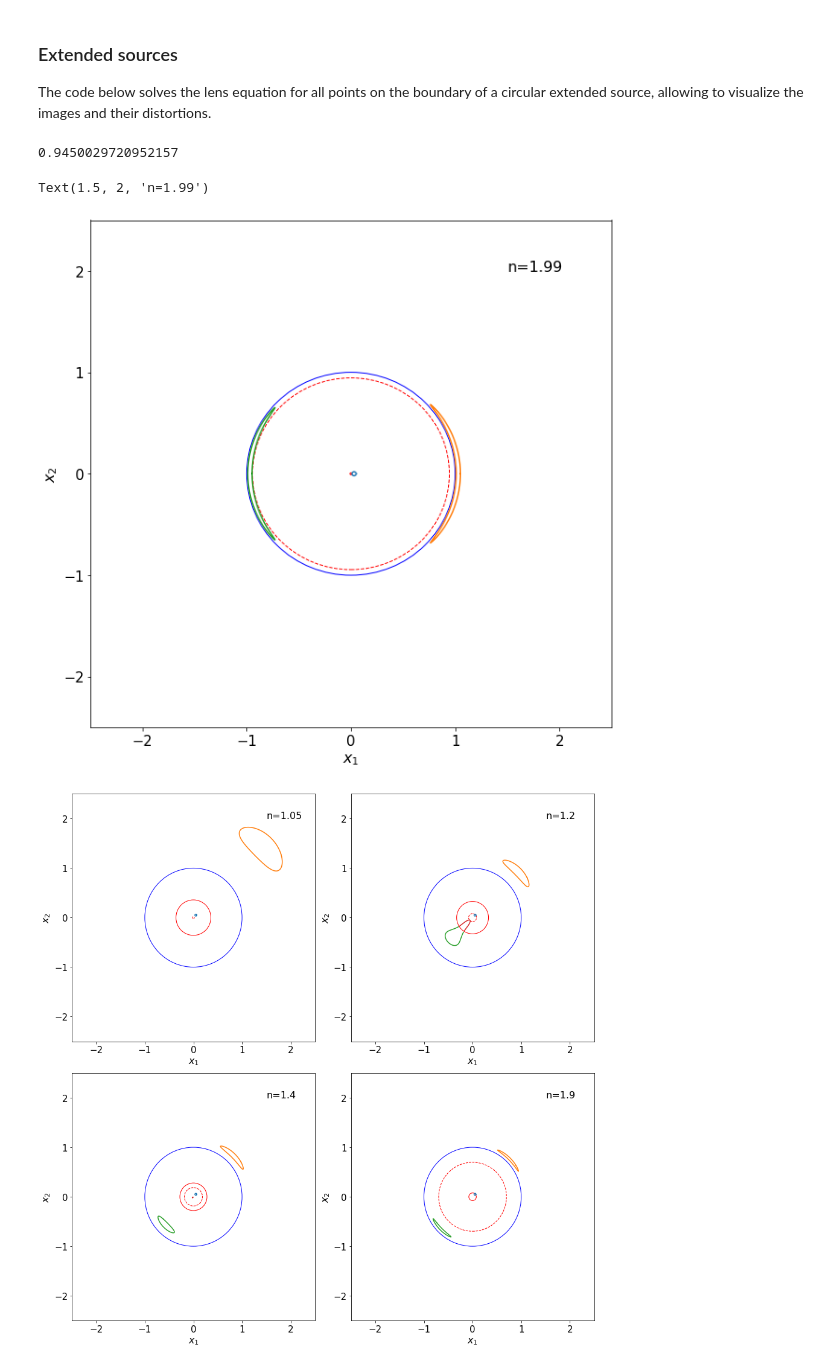
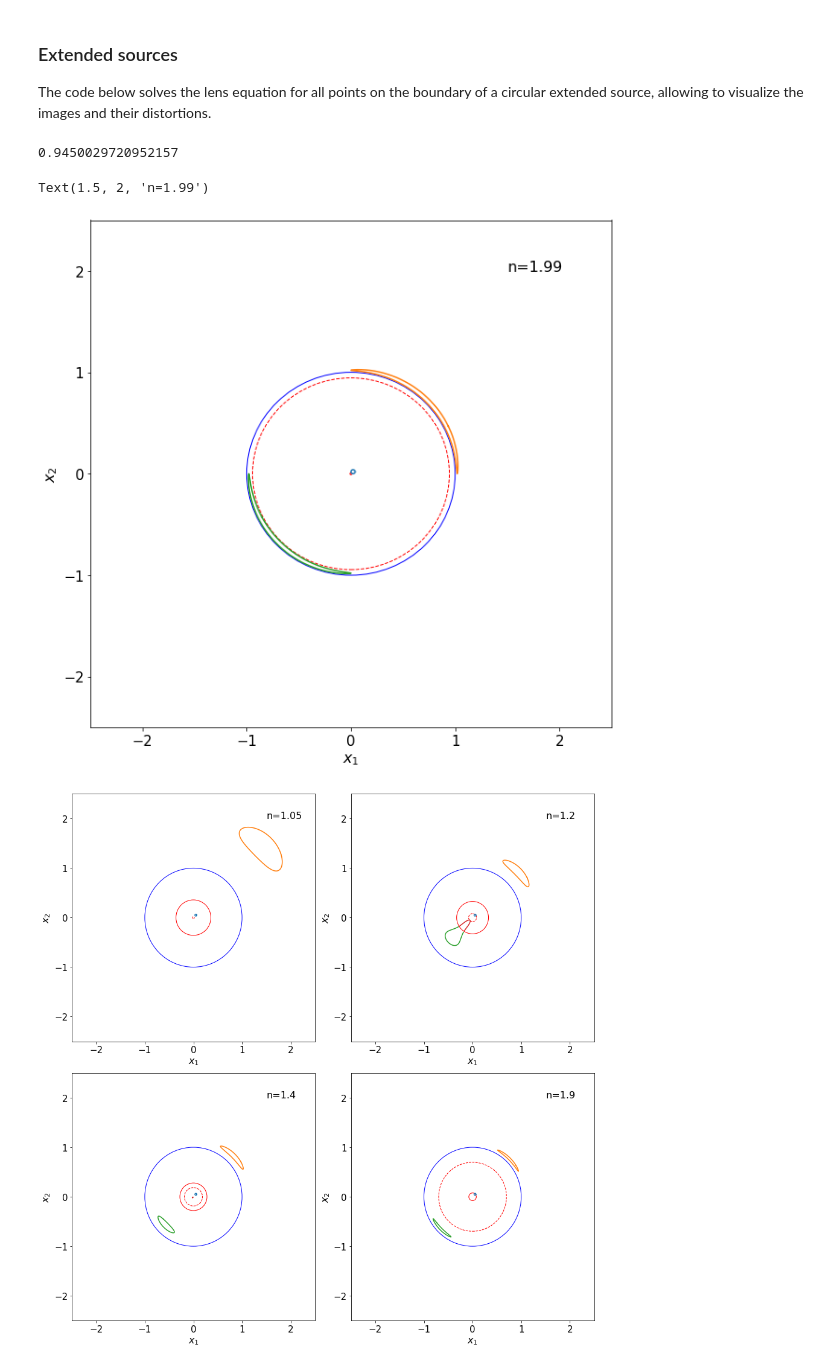
Before and after one commit to rbmetcalf/LensingCourse, a Jupyter notebook: 17_2020_power_law_lenses.ipynb, the cells around one changed output. Saved outputs shown, nothing was run; the diff lists cells and outputs as text; code cells hidden in the pictures.

```diff
--- a/17_2020_power_law_lenses.ipynb
+++ b/17_2020_power_law_lenses.ipynb
@@ -368,8 +368,8 @@ nl=1.99
 pl=pl_lens(co,n=nl)
 
 print (pl.radcau())
-yc1=0.03#0.02
-yc2=0.0#0.02
+yc1=0.02
+yc2=0.02
 rs=0.02
 ys1,ys2,phi=pl.ext_source(yc1,yc2,rs)
 xi1,phi1,xi2,phi2,xi3,phi3=pl.ext_images(yc1,yc2,rs)
@@ -381,34 +381,34 @@ er=plt.Circle((0,0),1.0,color='blue',fill=False)
 rad_cl=plt.Circle((0,0),pl.radcl(),color='red',fill=False)
 rad_cau=plt.Circle((0,0),pl.radcau(),ls='--',color='red',fill=False)
 ax.add_artist(er)
 ax.add_artist(rad_cl)
 ax.add_artist(rad_cau)
 
 ax.plot(ys1,ys2,'-')
 x1=np.array(xi1)*np.cos(phi1)
 x2=np.array(xi1)*np.sin(phi1)
 ax.plot(x1,x2,'-')
 if (xi2.size>0):
     x1=np.array(xi2)*np.cos(phi2)
     x2=np.array(xi2)*np.sin(phi2)
     ax.plot(x1,x2,'-')
 if (xi3.size>0):
     x1=np.array(xi3)*np.cos(phi3)
     x2=np.array(xi3)*np.sin(phi3)
     ax.plot(x1,x2,'-')
 
 ax.set_xlim([-2.5,2.5])
 ax.set_ylim([-2.5,2.5])
 
 ax.xaxis.set_tick_params(labelsize=15)
 ax.yaxis.set_tick_params(labelsize=15)
 ax.set_xlabel(r'$x_1$',fontsize=16)
 ax.set_ylabel(r'$x_2$',fontsize=16)
 ax.text(1.5,2,'n='+str(nl),fontsize=16)
 # %% [output]
 0.9450029720952157
 Text(1.5, 2, 'n=1.99')
-[figure, old version]
+[figure, new version]
 # %%
 nl=[1.05,1.2,1.4,1.9]
 px=[0,0,1,1]
```
Also changed, not shown: 12 other files.
